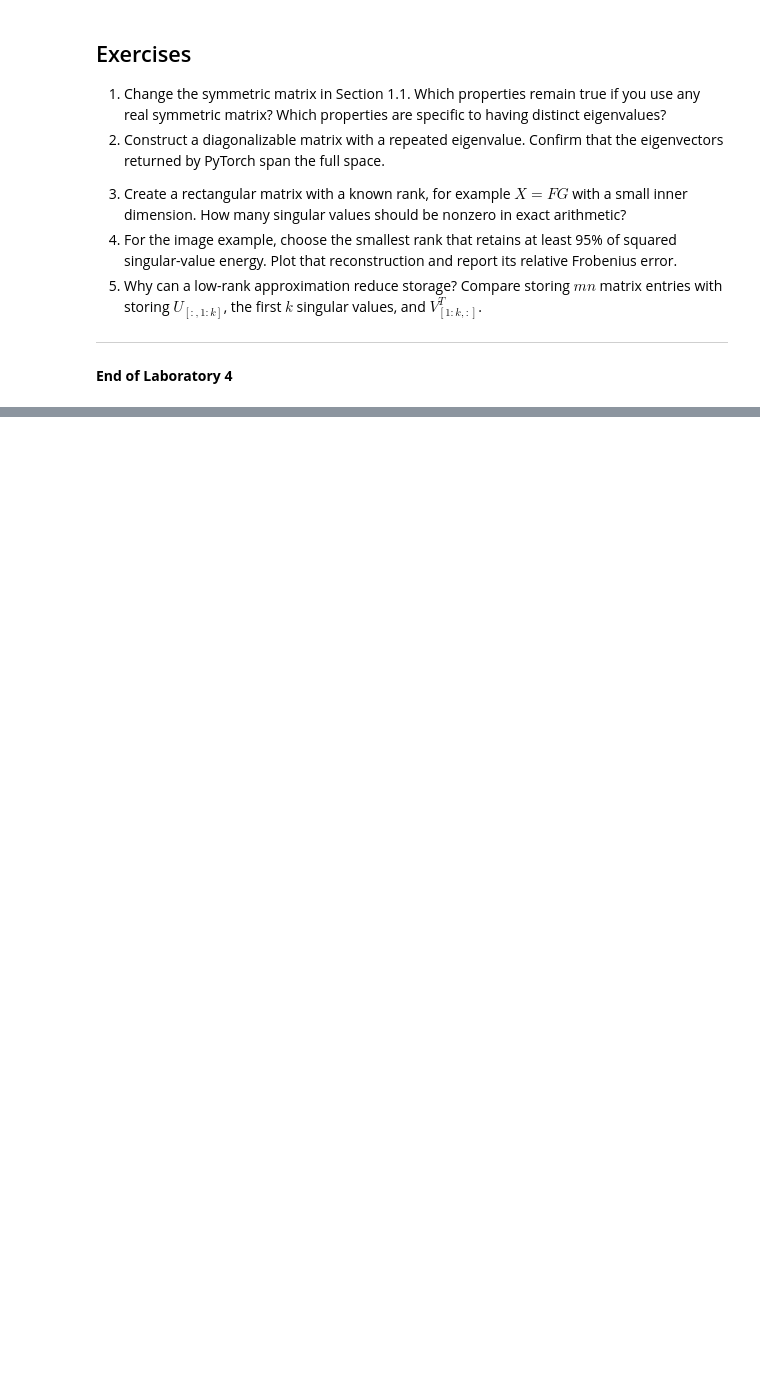
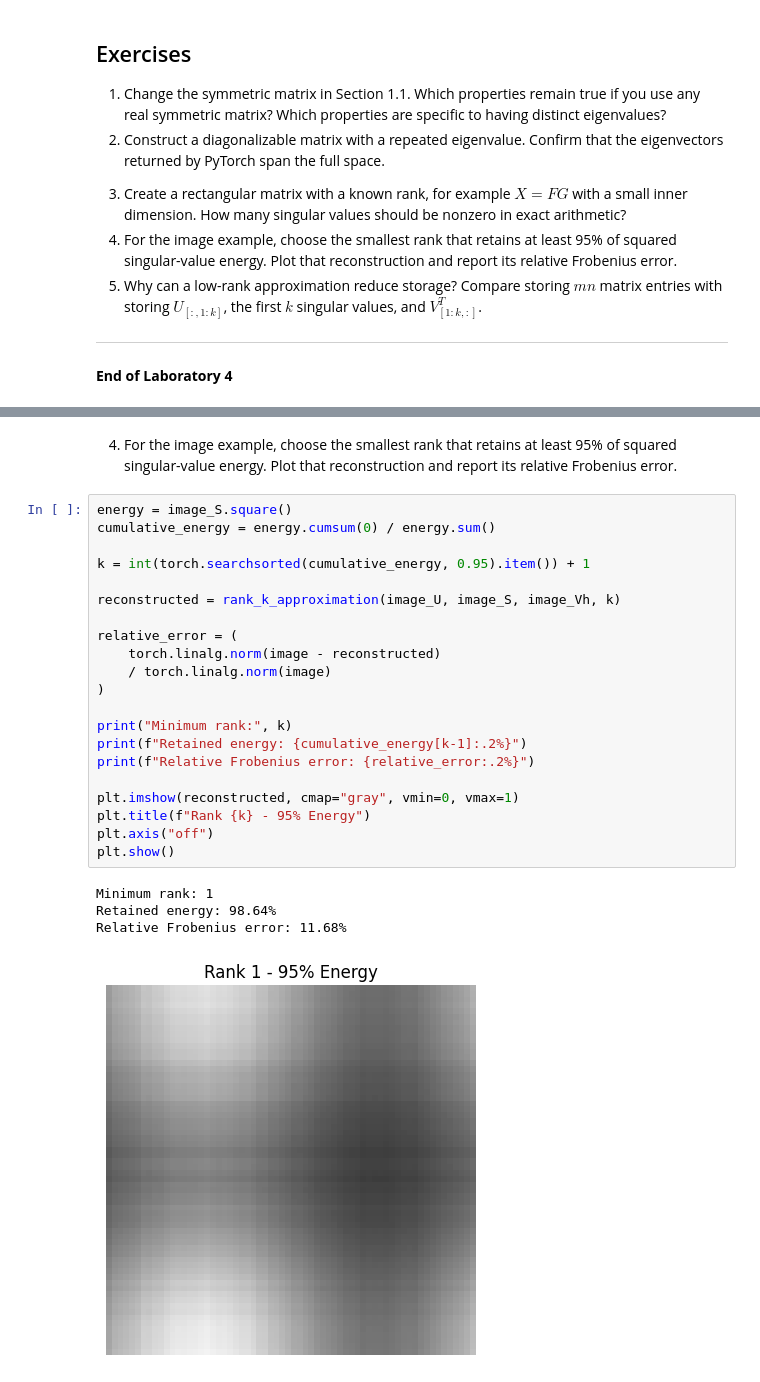
Before and after one commit to MAI-AIIU/mathematics-foundation, a Jupyter notebook: src/seventh-week/matrix-decomposition.ipynb, the cells around one changed output, grey strips where cells are left out. Cells and saved outputs as stored; diff of their text form; blank space fills up the shorter version.

```diff
--- a/src/seventh-week/matrix-decomposition.ipynb
+++ b/src/seventh-week/matrix-decomposition.ipynb
@@ -301,0 +421,28 @@ for rank, reconstruction in zip(ranks, reconstructions):
+# %% [markdown]
+4. For the image example, choose the smallest rank that retains at least 95% of squared singular-value energy. Plot that reconstruction and report its relative Frobenius error.
+# %%
+energy = image_S.square()
+cumulative_energy = energy.cumsum(0) / energy.sum()
+
+k = int(torch.searchsorted(cumulative_energy, 0.95).item()) + 1
+
+reconstructed = rank_k_approximation(image_U, image_S, image_Vh, k)
+
+relative_error = (
+    torch.linalg.norm(image - reconstructed)
+    / torch.linalg.norm(image)
+)
+
+print("Minimum rank:", k)
+print(f"Retained energy: {cumulative_energy[k-1]:.2%}")
+print(f"Relative Frobenius error: {relative_error:.2%}")
+
+plt.imshow(reconstructed, cmap="gray", vmin=0, vmax=1)
+plt.title(f"Rank {k} - 95% Energy")
+plt.axis("off")
+plt.show()
+# %% [output]
+Minimum rank: 1
+Retained energy: 98.64%
+Relative Frobenius error: 11.68%
+[figure, added]
```
Also changed, not shown: parts of 22 cells of this notebook.
